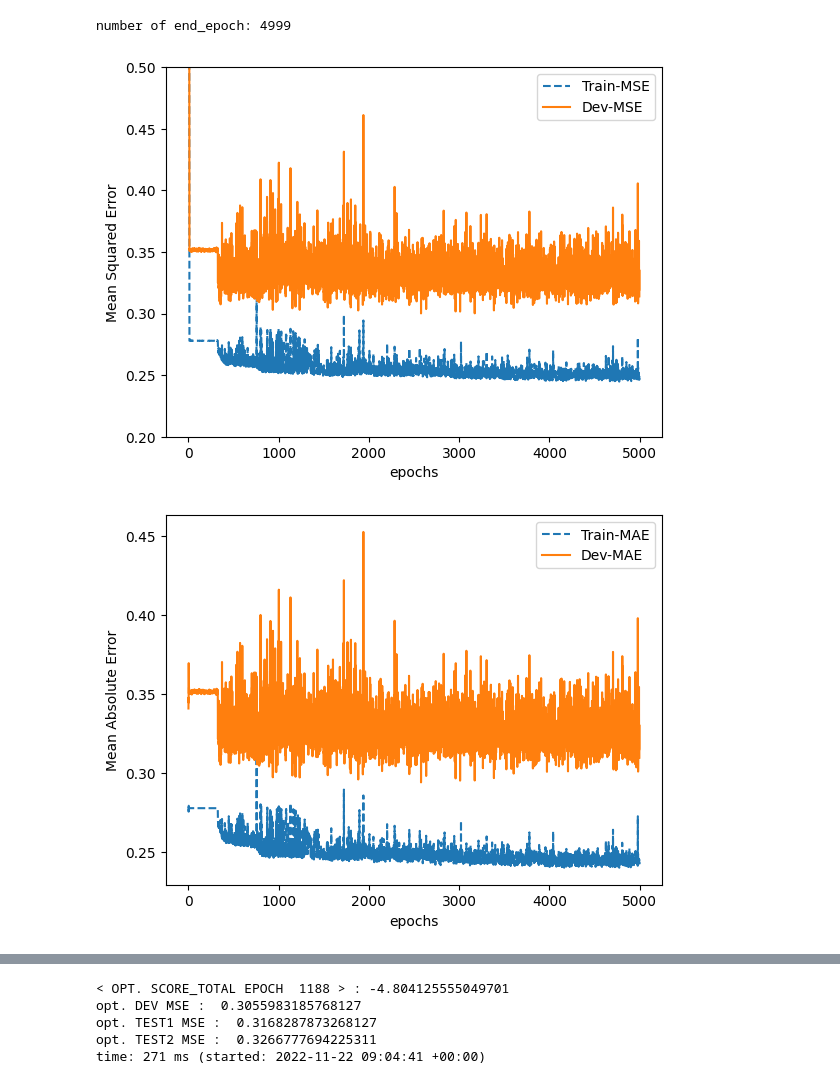
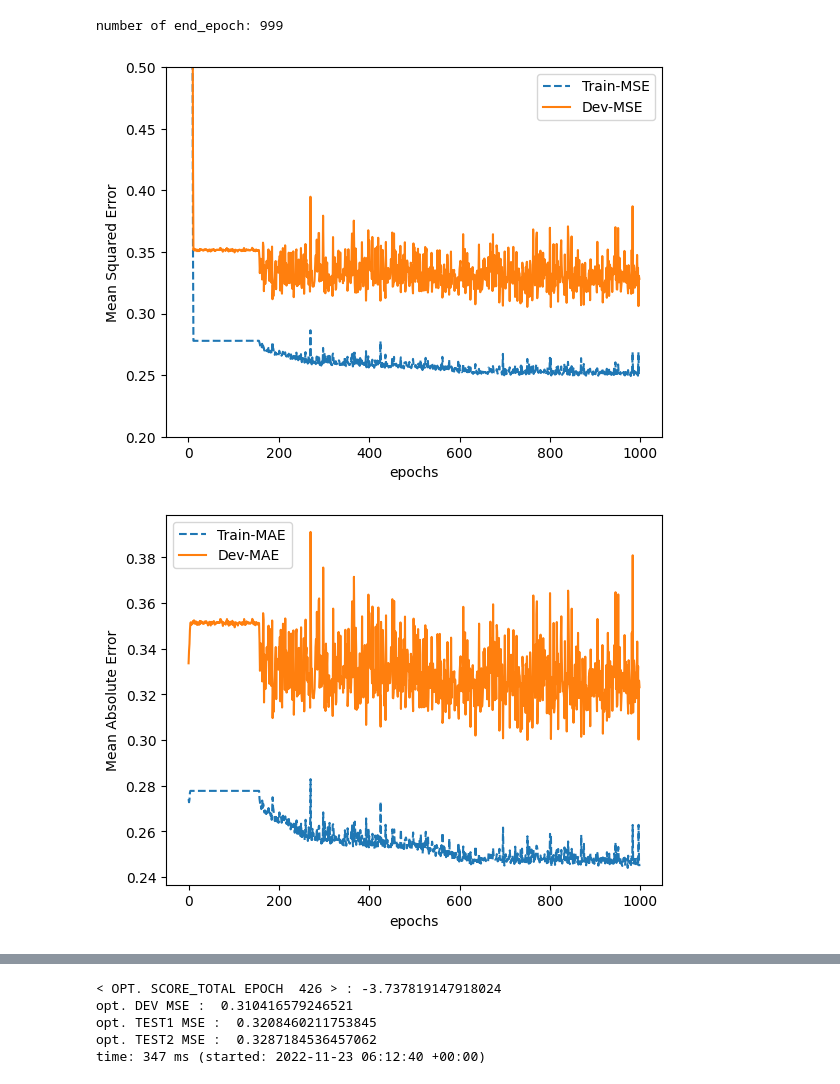
Before and after one commit to theabc50111/ARIMA-LSTM-hybrid-corrcoef-predict, a Jupyter notebook: ywt_library/lstm_weight_evaluation.ipynb, the cells around one changed output, grey strips where cells are left out. Cells and saved outputs as stored; diff of their text form; code cells hidden in the pictures.

Commit message:
addsp500_20082017-train_train-kS_hyper with max epoch 1000

```diff
--- a/ywt_library/lstm_weight_evaluation.ipynb
+++ b/ywt_library/lstm_weight_evaluation.ipynb
@@ -8,7 +8,7 @@ time: 330 µs (started: 2022-11-22 08:46:43 +00:00)
 ELBOW = 5
 
 # scores = pd.read_csv("../arima_lstm_hybrid_model_train/results/20220924/Kristian_Senneset_LSTM_hyper_params/sp500_20082017_train_LSTM_evaluation.csv")
-scores = pd.read_csv("../arima_lstm_hybrid_model_train/results/20221119/sp500_20082017-train_train-kS_hyper_lstm_evaluation.csv")
+scores = pd.read_csv("../arima_lstm_hybrid_model_train/results/sp500_20082017-train_train-kS_hyper_lstm_evaluation.csv")
 mse_columns = ['TRAIN_MSE','DEV_MSE']
 mae_columns = ['TRAIN_MAE','DEV_MAE']
 test_columns = ['TEST1_MSE', 'TEST2_MSE']
@@ -30,33 +30,33 @@ plt.plot(scores[mae_columns[1]][:end_epoch], label="Dev-MAE")
 plt.legend()
 plt.xlabel('epochs')
 plt.ylabel('Mean Absolute Error')
 plt.show()
 plt.close()
 plt.plot(scores[test_columns[0]][:end_epoch],'--', label="Test1-MSE")
 plt.plot(scores[test_columns[1]][:end_epoch], label="Test2-MSE")
 plt.legend()
 plt.xlabel('epochs')
 plt.ylabel('Mean Squared Error')
 plt.show()
 plt.close()
 
 
 
 mse_columns = ['TRAIN_MSE','DEV_MSE']
 # score_diff = (scores[mse_columns[1]]-scores[mse_columns[0]])[ELBOW:]
 # score_sum = (scores[mse_columns[1]]+scores[mse_columns[0]])[ELBOW:]
 score_diff = (scores['DEV_MSE'] - scores['TRAIN_MSE'])
 score_sum = (scores['DEV_MSE'] + scores['TRAIN_MSE'])
 
 score_diff_norm = (score_diff - np.mean(score_diff))/np.std(score_diff)
 score_sum_norm = (score_sum - np.mean(score_sum))/np.std(score_sum)
 score_total = score_diff_norm + score_sum_norm
 idx = np.argmin(score_total)
 print('< OPT. SCORE_TOTAL EPOCH ',str(idx+1),'> : '+str(score_total[idx]))
 print('opt. DEV MSE : ',str(scores[mse_columns[1]][idx]))
 print('opt. TEST1 MSE : ',str(scores[test_columns[0]][idx]))
 print('opt. TEST2 MSE : ',str(scores[test_columns[1]][idx]))
 # %% [output]
-number of end_epoch: 4999
+number of end_epoch: 999
-[figure, old version]
+[figure, new version]
-[figure, old version]
+[figure, new version]
@@ -64,8 +64,8 @@ number of end_epoch: 4999
-< OPT. SCORE_TOTAL EPOCH  1188 > : -4.804125555049701
-opt. DEV MSE :  0.3055983185768127
-opt. TEST1 MSE :  0.3168287873268127
-opt. TEST2 MSE :  0.3266777694225311
-time: 271 ms (started: 2022-11-22 09:04:41 +00:00)
+< OPT. SCORE_TOTAL EPOCH  426 > : -3.737819147918024
+opt. DEV MSE :  0.310416579246521
+opt. TEST1 MSE :  0.3208460211753845
+opt. TEST2 MSE :  0.3287184536457062
+time: 347 ms (started: 2022-11-23 06:12:40 +00:00)
 # %%
 print(idx)
 for i in range(4510, 4610):
```
Also changed, not shown: parts of 3 cells of this notebook, 4 other files.
